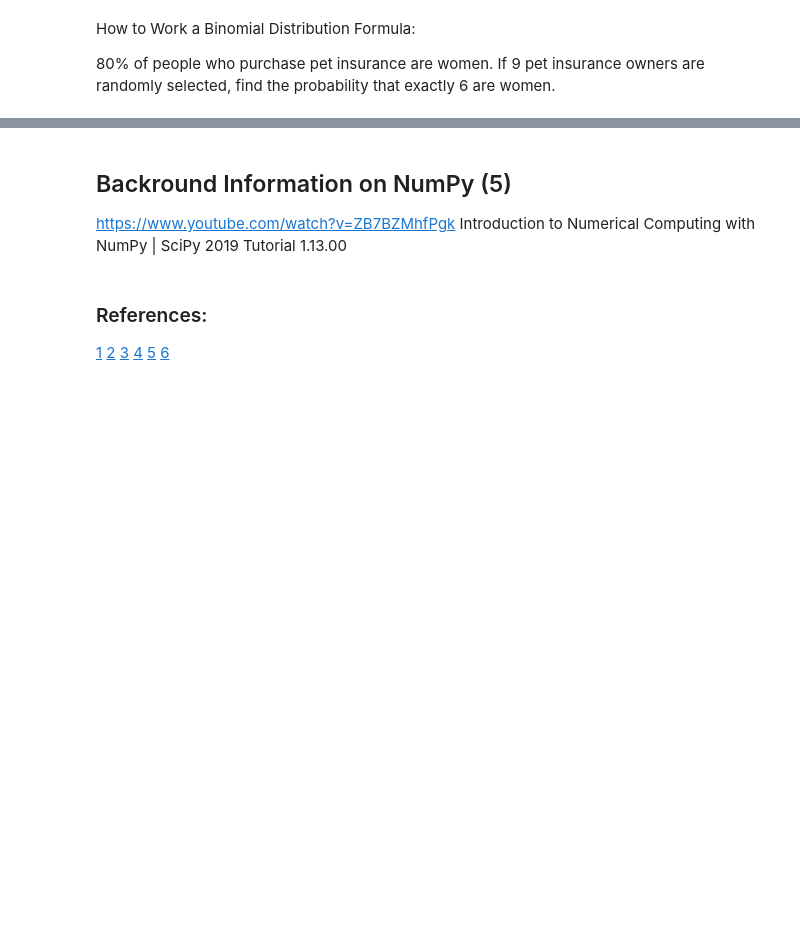
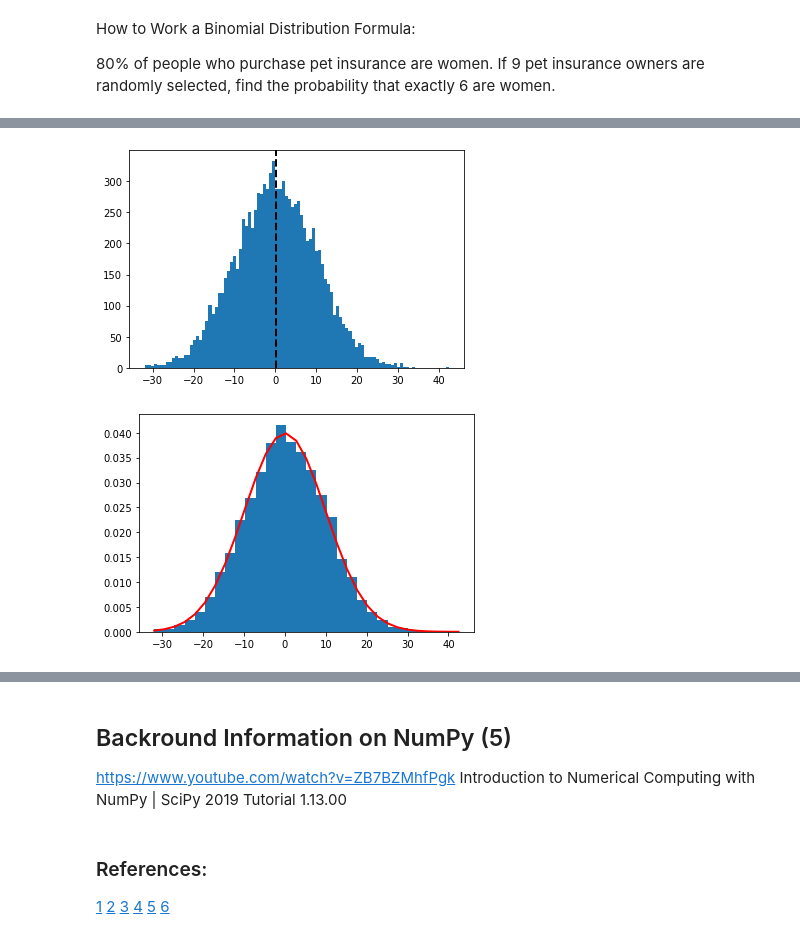
Before and after one commit to katel85/numpy.random-assignment-, a Jupyter notebook: numpy.random.ipynb, the cells around one changed output, grey strips where cells are left out. Saved outputs shown, nothing was run; the diff lists cells and outputs as text; code cells hidden in the pictures; blank space fills up the shorter version.

```diff
--- a/numpy.random.ipynb
+++ b/numpy.random.ipynb
@@ -717,0 +913,34 @@ ax.vlines(X, 0, binom_pd, colors='b', lw=5, alpha=0.5)
+# %%
+# mean
+pos = 0
+
+# standard deviation
+scale = 10
+
+# size number of points
+size = 10000
+
+
+# random seed
+np.random.seed(10)
+
+# creating a normal distribution data
+values = np.random.default_rng().normal(pos, scale ,size)
+
+# plotting histograph
+plt.hist(values, 100)
+
+# plotting mean line
+plt.axvline(values.mean(), color='k', linestyle='dashed', linewidth=2)
+
+# showing the plot
+plt.show()
+# Display the histogram of the samples, along with the probability density function:
+count, bins, ignored = plt.hist(values, 30, density=True)
+plt.plot(bins, 1/(scale * np.sqrt(2 * np.pi)) *
+               np.exp( - (bins - pos)**2 / (2 * scale**2) ),
+         linewidth=2, color='r')
+plt.show()
+# %% [output]
+[figure, added]
+[figure, added]
```
Also changed, not shown: parts of 64 cells of this notebook, 1 other file.
